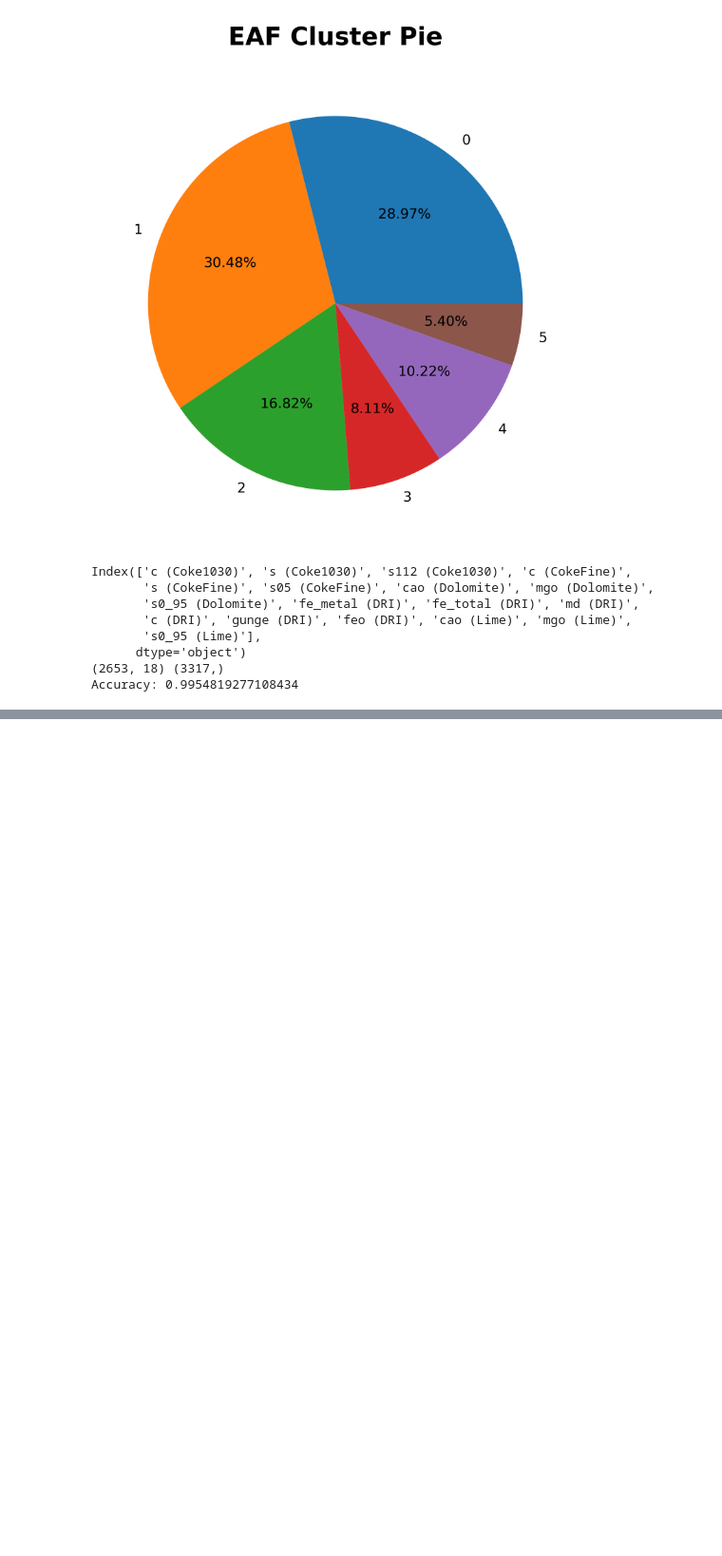
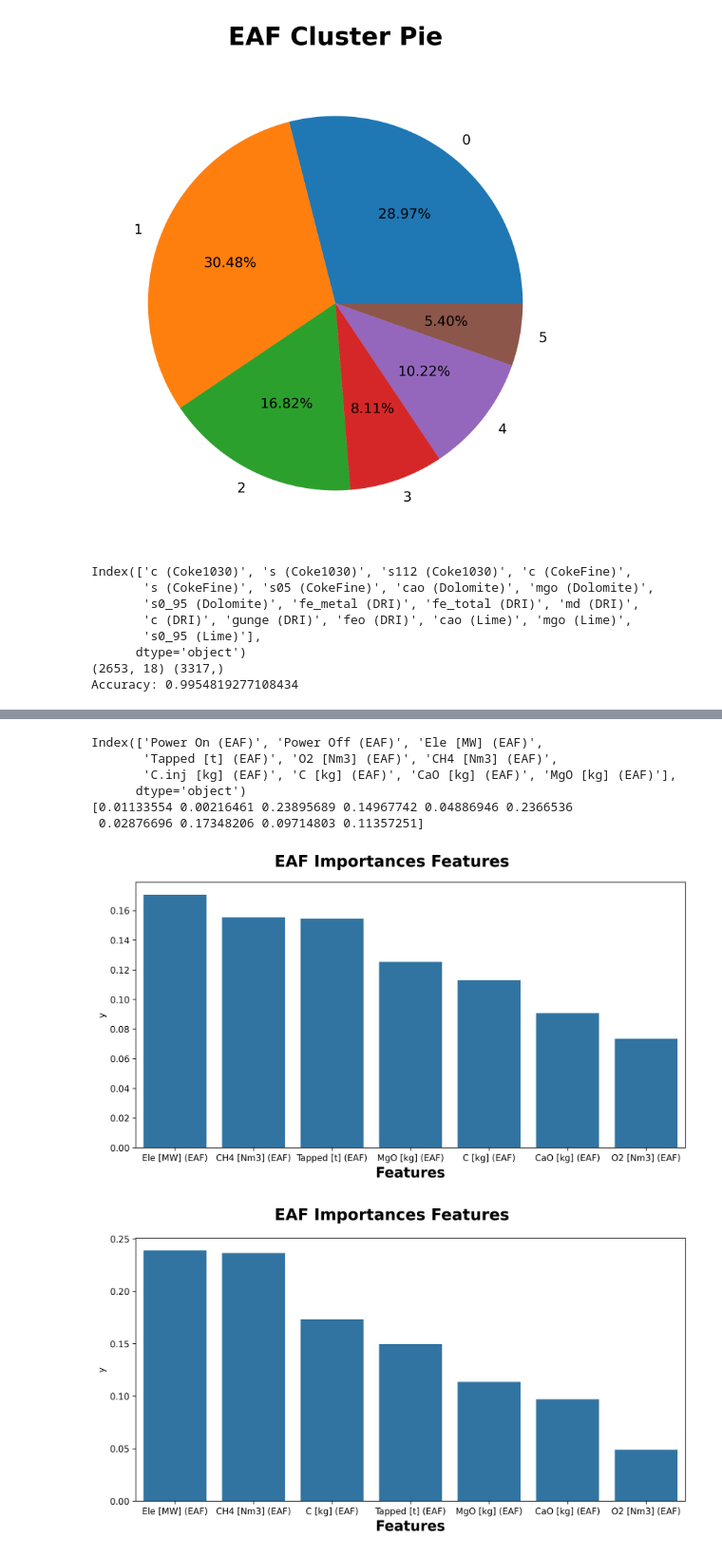
Before and after one commit to heidaralavi/EAF-Data-Analysis, a Jupyter notebook: code/6-make model and prediction for feeds.ipynb, the cells around one changed output, grey strips where cells are left out. Shown at 95% size. Drawn from its saved outputs; the diff is of its cells as text; code cells hidden in the pictures; blank space fills up the shorter version.

```diff
--- a/code/6-make model and prediction for feeds.ipynb
+++ b/code/6-make model and prediction for feeds.ipynb
@@ -302,0 +378,63 @@ Accuracy: 0.9954819277108434
+# %%
+df = pd.read_csv(f"{working_dir}/data/all_data_with_labels.csv")
+df.set_index(keys='Heat', inplace=True ,drop=True)
+#----------------------find important features in feeds-------------------
+mask = df.columns.str.contains('EAF')
+print(df.columns[mask])
+X=df[df.columns[mask]].values
+y = df[['Total_labels']].values.ravel()
+forest = RandomForestClassifier(n_estimators=500,random_state=1)
+forest.fit(X, y)
+importances = forest.feature_importances_
+imp_df = pd.DataFrame({'y':importances},index=df.columns[mask].to_list()).sort_values(by='y',ascending=False).head(7)
+result = permutation_importance(
+    estimator=forest,
+    X=X,
+    y=y,
+    scoring='accuracy',
+    n_repeats=50,
+    random_state=1
+)
+imp_permotation_df = pd.DataFrame({'y':result['importances_mean']},index=df.columns[mask].to_list()).sort_values(by='y',ascending=False).head(7)
+print(result['importances_mean'])
+#--------------------PLOT--------------
+fig = plt.figure(figsize=(9.6,5.4),dpi=300)
+fig.suptitle('EAF Importances Features', fontsize=18,fontweight='bold')
+ax1 = fig.subplots(1,1)
+ax1.set_xlabel('Features', fontsize=16,fontweight='bold')
+#ax1.xaxis.set_major_locator(ticker.MultipleLocator(0.01))
+cmap = sns.color_palette("deep", as_cmap=True)
+sns.barplot(
+    data=imp_df,
+    x=imp_df.index,
+    y='y',
+    ax=ax1,
+    )
+fig.tight_layout()
+#plt.savefig(f'{working_dir}/fig/C5000 Amp VS O2 purity.jpg')
+plt.show()
+#--------------------PLOT--------------
+fig = plt.figure(figsize=(9.6,5.4),dpi=300)
+fig.suptitle('EAF Importances Features', fontsize=18,fontweight='bold')
+ax1 = fig.subplots(1,1)
+ax1.set_xlabel('Features', fontsize=16,fontweight='bold')
+#ax1.xaxis.set_major_locator(ticker.MultipleLocator(0.01))
+cmap = sns.color_palette("deep", as_cmap=True)
+sns.barplot(
+    data=imp_permotation_df,
+    x=imp_permotation_df.index,
+    y='y',
+    ax=ax1,
+    )
+fig.tight_layout()
+#plt.savefig(f'{working_dir}/fig/C5000 Amp VS O2 purity.jpg')
+plt.show()
+# %% [output]
+Index(['Power On (EAF)', 'Power Off (EAF)', 'Ele [MW] (EAF)',
+       'Tapped [t] (EAF)', 'O2 [Nm3] (EAF)', 'CH4 [Nm3] (EAF)',
+       'C.inj [kg] (EAF)', 'C [kg] (EAF)', 'CaO [kg] (EAF)', 'MgO [kg] (EAF)'],
+      dtype='object')
+[0.01133554 0.00216461 0.23895689 0.14967742 0.04886946 0.2366536
+ 0.02876696 0.17348206 0.09714803 0.11357251]
+[figure, added]
+[figure, added]
```
Also changed, not shown: parts of 3 cells of this notebook, 1 other file.
